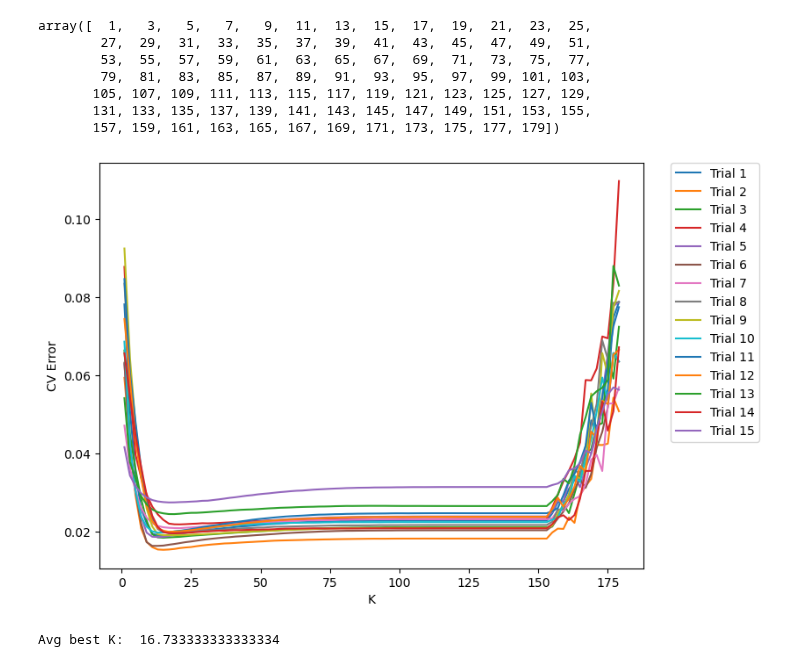
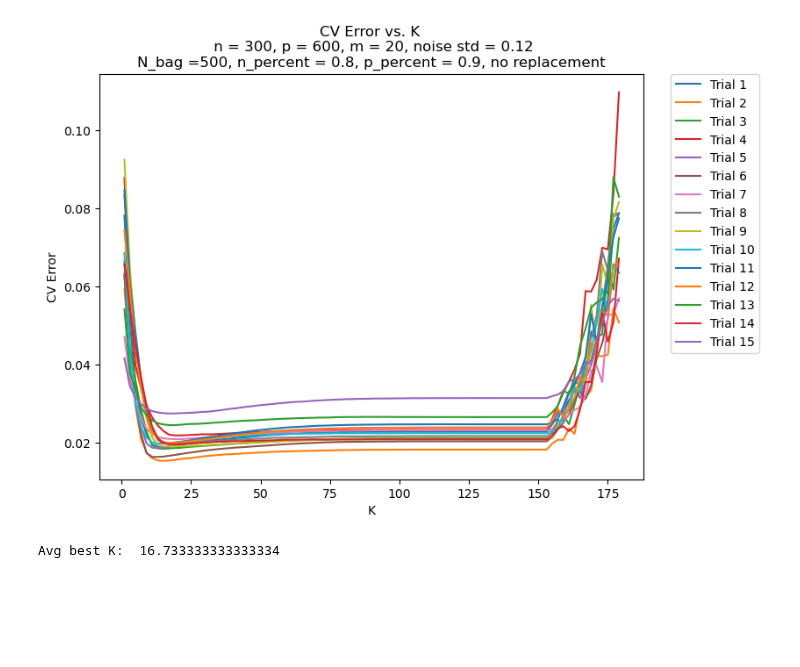
Before and after one commit to sleepysunny311/Projection_Pursuit_Summer, a Jupyter notebook: sty/res/res.ipynb, the cells around one changed output. Cells and saved outputs as stored; diff of their text form; code cells hidden in the pictures; blank space fills up the shorter version.

Commit message:
full results

```diff
--- a/sty/res/res.ipynb
+++ b/sty/res/res.ipynb
@@ -62,10 +60,0 @@ K_lst = params["param_grid"]['K']
-# %%
-K_lst
-# %% [output]
-array([  1,   3,   5,   7,   9,  11,  13,  15,  17,  19,  21,  23,  25,
-        27,  29,  31,  33,  35,  37,  39,  41,  43,  45,  47,  49,  51,
-        53,  55,  57,  59,  61,  63,  65,  67,  69,  71,  73,  75,  77,
-        79,  81,  83,  85,  87,  89,  91,  93,  95,  97,  99, 101, 103,
-       105, 107, 109, 111, 113, 115, 117, 119, 121, 123, 125, 127, 129,
-       131, 133, 135, 137, 139, 141, 143, 145, 147, 149, 151, 153, 155,
-       157, 159, 161, 163, 165, 167, 169, 171, 173, 175, 177, 179])
@@ -76,14 +61,23 @@ for i in range(len(log)):
 # %%
+cv_results_lst = []
+
+log = res_log["log"]
+K_lst = res_log["parameters"]["param_grid"]['K']
+
+for i in range(len(log)):
+    cv_results_lst.append(log[i]["cv_error_lst"])
+
 plt.subplots(figsize=(8, 6))
 for i in range(len(cv_results_lst)):
     plt.plot(K_lst, cv_results_lst[i], label="Trial {}".format(i+1))
 
 plt.legend(bbox_to_anchor=(1.05, 1), loc='upper left', borderaxespad=0.)
+plt.title("CV Error vs. K \n n = 300, p = 600, m = 20, noise std = 0.12\nN_bag =500, n_percent = 0.8, p_percent = 0.9, no replacement")
 plt.xlabel("K")
 plt.ylabel("CV Error")
 plt.show()
 # %% [output]
-[figure, old version]
+[figure, new version]
 # %%
 # avg best K
 
```
Also changed, not shown: parts of 23 cells of this notebook, 15 other files.
